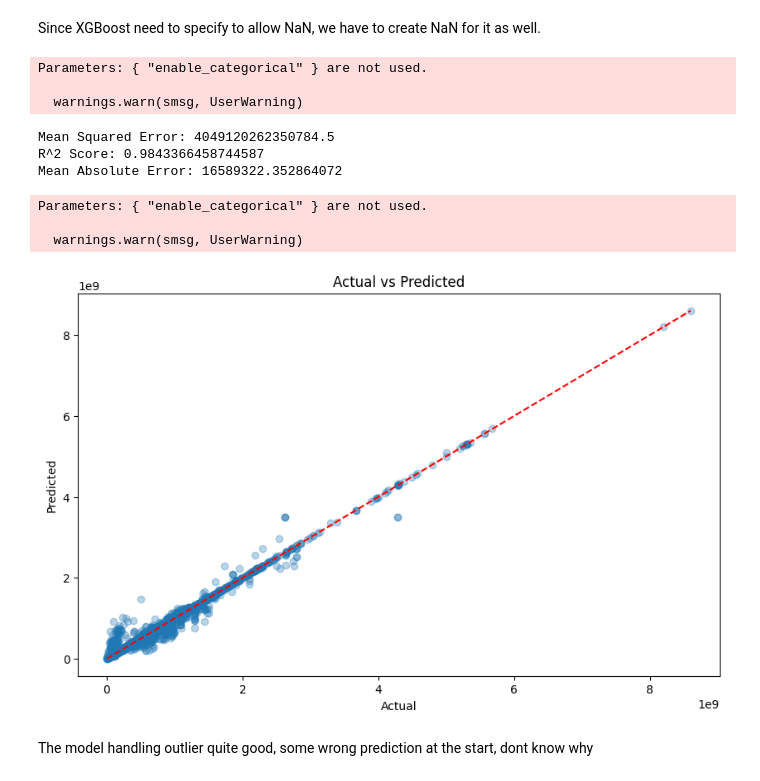
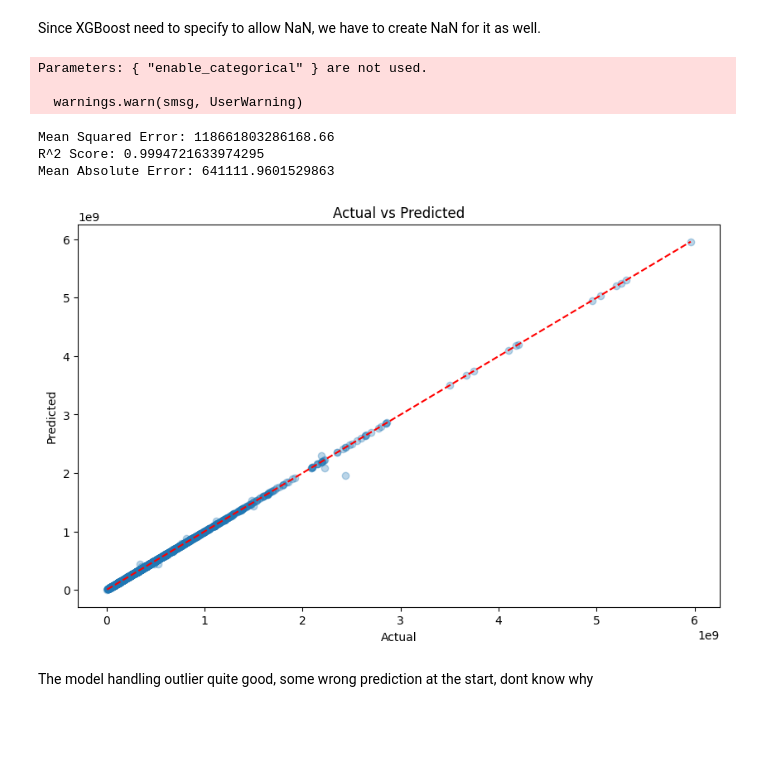
Before and after one commit to ngnquanq/car-price-prediction, a Jupyter notebook: demo.ipynb, the cells around one changed output. Saved outputs shown, nothing was run; the diff lists cells and outputs as text; code cells hidden in the pictures; blank space fills up the shorter version.

Commit message:
Preprocess
Completed

```diff
--- a/demo.ipynb
+++ b/demo.ipynb
@@ -855,7 +1036,7 @@ brand_counts.columns = ['brand', 'proportion']
 brand_counts['cumulative_sum'] = brand_counts['proportion'].cumsum()
 
 # Define the cutoff value
-cutoff = 0.9
+cutoff = 0.91
 brand_counts_below_cutoff = brand_counts[brand_counts['cumulative_sum'] <= cutoff]
 
 brand_counts_below_cutoff
@@ -897,3 +1075,0 @@ So far so good, since now we do not need `id_list_id_list_time`, therefore we wi
-# %%
-data=data.drop(columns=['id_list_id_list_time'])
-data
@@ -916,21 +1075,0 @@ We can also notice that several encoding method may be suitable for us as well.
-# %%
-from sklearn.preprocessing import LabelEncoder
-import joblib
-
-columns_to_encode = ['brand', 'model', 'origin', 'type', 'gearbox', 'color', 'fuel', 'condition']
-
-# Dictionay to store the encoder
-encoders = {}
-
-# Perform label encoding and store the encoders
-for col in columns_to_encode:
-    # Define the label encoders
-    le = LabelEncoder()
-    # Fit to the data
-    le.fit(data[col])
-    data[col]=le.transform(list(data[col].values))
-    # Save the le to a dict
-    encoders[col]=le
-
-# Save the encoders
-joblib.dump(encoders, f'{MODEL_PATH}/label_encoders.joblib')
@@ -1042,44 +1400,38 @@ Since XGBoost need to specify to allow NaN, we have to create NaN for it as well
 # %%
 xgb_params = {
     'objective': 'reg:squarederror',  # or any other objective
-    'max_depth': 10,
-    'eta': 0.3,
+    'max_depth': 20,
+    'eta': 0.5,
     'enable_categorical': True
 }
 # %%
 xgb_model=xgb.train(xgb_params, dtrain, num_boost_round=1000, evals=[(dval, 'eval')], early_stopping_rounds=10, verbose_eval=0)
 # Predict on the test set
 y_pred = xgb_model.predict(dtest)
 
 # Evaluate the model
 mse = mean_squared_error(y_test, y_pred)
 r2 = r2_score(y_test, y_pred)
 mae = mean_absolute_error(y_test, y_pred)
 print(f"Mean Squared Error: {mse}")
 print(f"R^2 Score: {r2}")
 print(f"Mean Absolute Error: {mae}")
 
-# Cross-Validation
-cv_results = xgb.cv(xgb_params, dtrain, num_boost_round=100, nfold=5, metrics="rmse", as_pandas=True, seed=42)
-cv_results
 # Plot the results
 plt.figure(figsize=(10, 6))
 plt.scatter(y_test, y_pred, alpha=0.3)
 plt.plot([y_test.min(), y_test.max()], [y_test.min(), y_test.max()], 'r--')
 plt.xlabel('Actual')
 plt.ylabel('Predicted')
 plt.title('Actual vs Predicted')
 plt.show()
 # %% [output]
 Parameters: { "enable_categorical" } are not used.
 
   warnings.warn(smsg, UserWarning)
-Mean Squared Error: 4049120262350784.5
-R^2 Score: 0.9843366458744587
-Mean Absolute Error: 16589322.352864072
+Mean Squared Error: 118661803286168.66
+R^2 Score: 0.9994721633974295
+Mean Absolute Error: 641111.9601529863
-Parameters: { "enable_categorical" } are not used.
-
-  warnings.warn(smsg, UserWarning)
-[figure, old version]
+[figure, new version]
 # %% [markdown]
 The model handling outlier quite good, some wrong prediction at the start, dont know why
```
Also changed, not shown: parts of 76 cells of this notebook, 8 other files.
